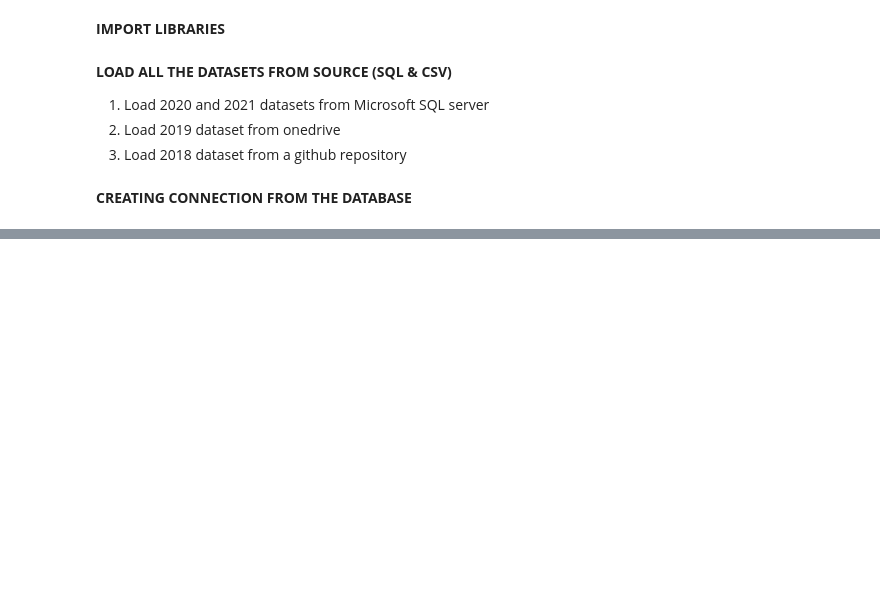
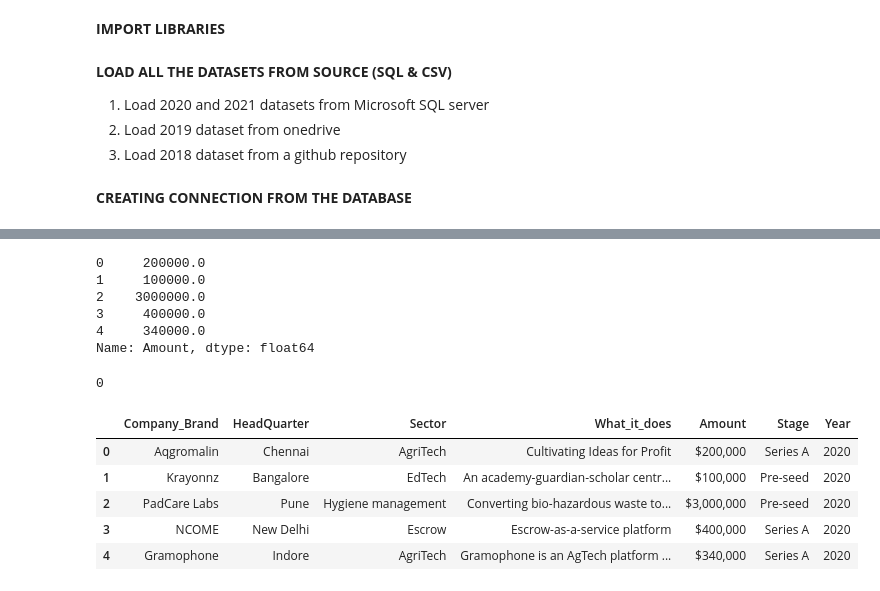
Before and after one commit to Wisdom-EdemD-rah/Indian-Startup-Ecosystem-Project, a Jupyter notebook: Notebooks/ISEP.ipynb, the cells around one changed output, grey strips where cells are left out. Drawn from its saved outputs; the diff is of its cells as text; code cells hidden in the pictures; blank space fills up the shorter version.

```diff
--- a/Notebooks/ISEP.ipynb
+++ b/Notebooks/ISEP.ipynb
@@ -217,0 +439,4 @@ data_2019.head()
+# %%
+#Add a year column in the data. The Year column will serve as a unique idenntifier when the datasets have been merged
+Year = [2020]*len(df_2020)
+df_2020["Year"] = Year
@@ -217,0 +478,11 @@ data_2019.head()
+# %%
+# Replace 'None' with 'Undisclosed'
+null_columns = df_2020[['HeadQuarter','Stage','Sector']].astype(str)
+null_columns = null_columns.applymap(lambda x: x.replace('None','Undisclosed') if isinstance(x, str) else x)
+
+# a SimpleImputer object with the missing_values parameter set to mode
+imputer = SimpleImputer(strategy='most_frequent', missing_values='Undisclosed'  )
+
+# Apply the imputer to fill null values
+df_2020[null_columns.columns] = imputer.fit_transform(null_columns)
+df_2020[['HeadQuarter','Stage','Sector']].head()
@@ -217,0 +508,45 @@ data_2019.head()
+# %%
+df_2020['Amount'] = df_2020['Amount'].replace('0', np.nan, regex=True)
+# %%
+# Select Amount columns with null values
+null_columns = ["Amount"]
+
+# a SimpleImputer to fill na numeric values wih 0
+imputer = SimpleImputer(strategy='median', missing_values= np.nan)
+
+# Apply the imputer to fill null values in selected columns
+df_2020[null_columns] = imputer.fit_transform(df_2020[null_columns])
+df_2020["Amount"].head()
+# %% [output]
+0     200000.0
+1     100000.0
+2    3000000.0
+3     400000.0
+4     340000.0
+Name: Amount, dtype: float64
+# %%
+df_2020['Amount'].isna().sum()
+# %% [output]
+0
+# %%
+# Format the amount columns and drop for the 2020 dataset.
+
+def format_amount(value):
+    try:
+        float_value = float(value)  # convert the value to a float
+        formatted_value = "${:,.0f}".format(float_value)  # If successful, format it as currency with $ before the number
+        return formatted_value
+    except ValueError:
+        return value  # If the conversion fails, return the original value
+
+# Apply the format_amount function to the 'Amount' column
+df_2020['Amount'] = df_2020['Amount'].apply(lambda x: format_amount(x))
+
+df_2020.head()
+# %% [output]
+|  | Company_Brand | HeadQuarter | Sector | What_it_does | Amount | Stage | Year |
+| 0 | Aqgromalin | Chennai | AgriTech | Cultivating Ideas for Profit | $200,000 | Series A | 2020 |
+| 1 | Krayonnz | Bangalore | EdTech | An academy-guardian-scholar centr... | $100,000 | Pre-seed | 2020 |
+| 2 | PadCare Labs | Pune | Hygiene management | Converting bio-hazardous waste to... | $3,000,000 | Pre-seed | 2020 |
+| 3 | NCOME | New Delhi | Escrow | Escrow-as-a-service platform | $400,000 | Series A | 2020 |
+| 4 | Gramophone | Indore | AgriTech | Gramophone is an AgTech platform ... | $340,000 | Series A | 2020 |
```
Also changed, not shown: parts of 28 cells of this notebook, 1 other file.
